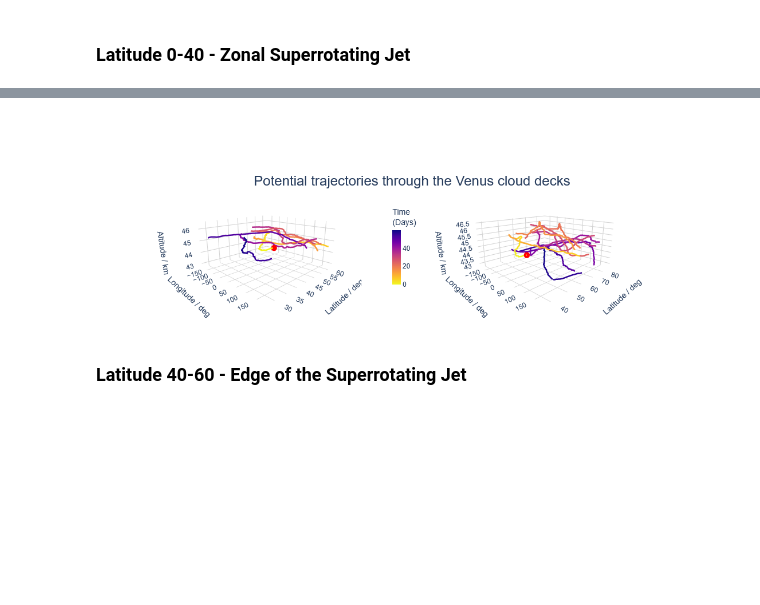
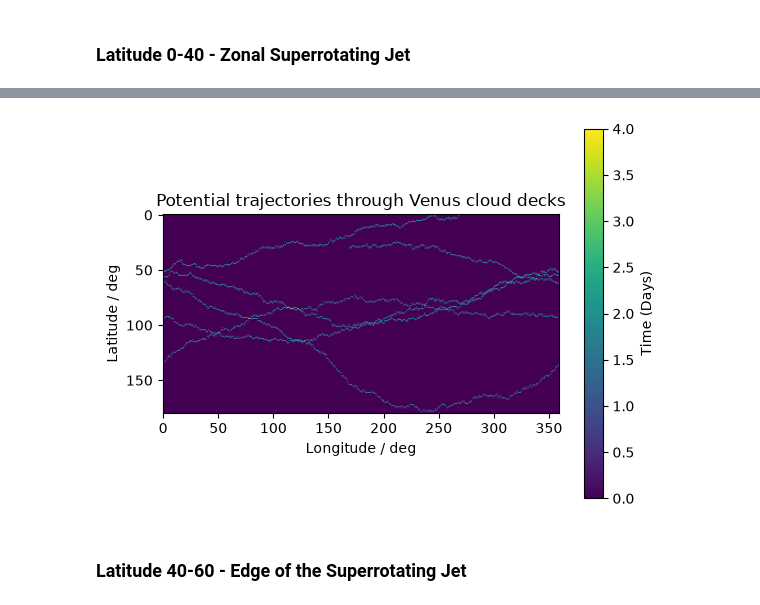
Before and after one commit to maureenjcohen/latraj, a Jupyter notebook: analysis.ipynb, the cells around one changed output, grey strips where cells are left out. Drawn from its saved outputs; the diff is of its cells as text; code cells hidden in the pictures; blank space fills up the shorter version.

Commit message:
Simulations set up on WSL. Basic heatmap created.

```diff
--- a/analysis.ipynb
+++ b/analysis.ipynb
@@ -22,11 +24,11 @@ importlib.reload(visualisations)
 INFO: Output files are stored in outputs/Test2.zarr.
 # %%
 import xarray as xr
-from visualisations import doubletraj
+from heatmap import basic_heatmap
 ds = xr.open_zarr('outputs/Test2.zarr')
-doubletraj(ds)          # all trajectories on one 3-D plot
+basic_heatmap(ds)
 # %% [output]
-[figure, old version]
+[figure, new version]
 # %% [markdown]
 ### Latitude 40-60 - Edge of the Superrotating Jet
 # %%
```
Also changed, not shown: parts of 3 cells of this notebook, 1 other file.
